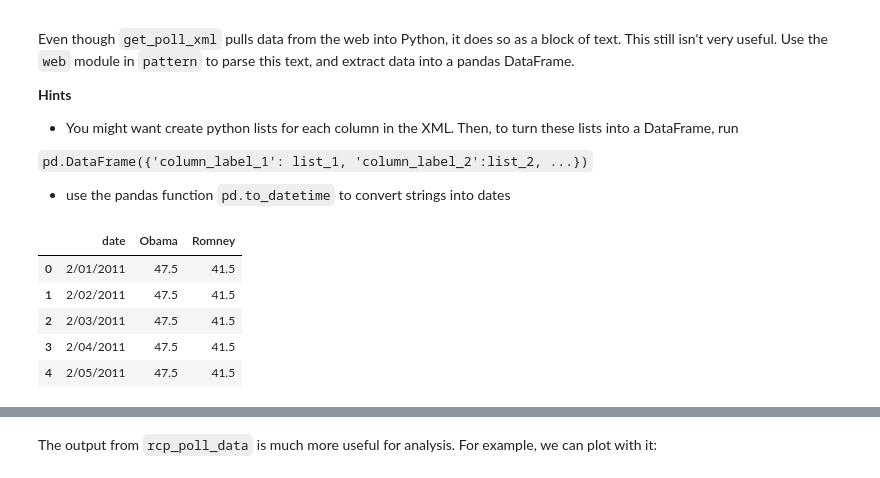
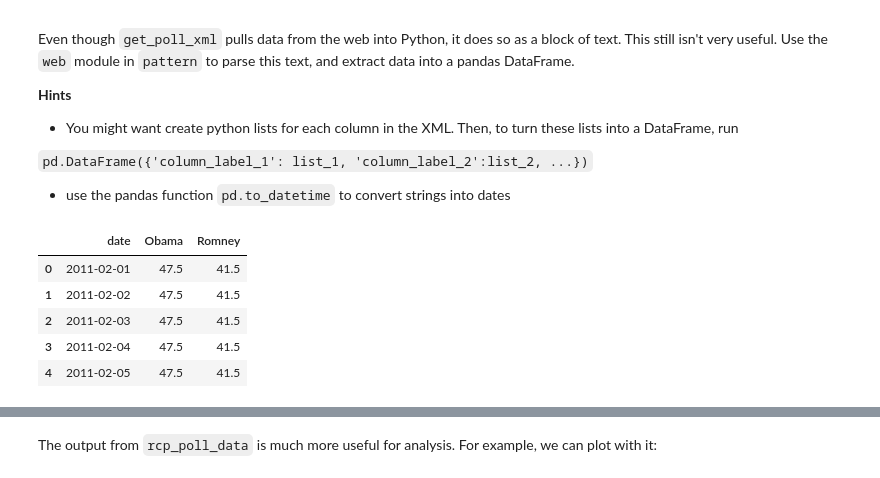
Before and after one commit to imantdaunhawer/content_2013, a Jupyter notebook: HW1.ipynb, the cells around one changed output, grey strips where cells are left out. Saved outputs shown, nothing was run; the diff lists cells and outputs as text; code cells hidden in the pictures.

```diff
--- a/HW1.ipynb
+++ b/HW1.ipynb
@@ -251,38 +251,38 @@ Even though `get_poll_xml` pulls data from the web into Python, it does so as a
     Given this string, rcp_poll_data should return
     result = pd.DataFrame({'date': pd.to_datetime(['1/27/2009', '1/28/2009']),
                            'Approve': [63.3, 63.3], 'Disapprove': [20.0, 20.0]})
 """
 #your code here
 def rcp_poll_data(xml):
     df = pd.DataFrame()
     bs = bs4.BeautifulSoup(xml)    # create a BeatifulSoup object from the source file
 
     # date: The date for each entry
-    value_list = [bs.series.contents[i].contents[0] for i in range(0, len(bs.series))]
+    value_list = [pd.to_datetime(bs.series.contents[i].contents[0]) for i in range(0, len(bs.series))]
     df["date"] = value_list
 
     # title_n: The data value for the gid=n graph (take the column name from the `title` tag)
     graph = bs.graph
     while graph != None:
         value_list = []  # clear the value list
         title = graph.get("title")   # save the attribute title
         for i in graph:
             if not i.contents:    # if the contents are an empty list
-                value_list.append("")
+                value_list.append(None)
             else:
-                value_list.append(i.contents[0])
+                value_list.append(float(i.contents[0]))
 
         df[title] = value_list   # add the values as a new column to the dataframe
         graph = graph.nextSibling
 
     return df
 
 xml = get_poll_xml(1171)
 rcp_poll_data(xml).head()
 # %% [output]
 |  | date | Obama | Romney |
-| 0 | 2/01/2011 | 47.5 | 41.5 |
-| 1 | 2/02/2011 | 47.5 | 41.5 |
-| 2 | 2/03/2011 | 47.5 | 41.5 |
-| 3 | 2/04/2011 | 47.5 | 41.5 |
-| 4 | 2/05/2011 | 47.5 | 41.5 |
+| 0 | 2011-02-01 | 47.5 | 41.5 |
+| 1 | 2011-02-02 | 47.5 | 41.5 |
+| 2 | 2011-02-03 | 47.5 | 41.5 |
+| 3 | 2011-02-04 | 47.5 | 41.5 |
+| 4 | 2011-02-05 | 47.5 | 41.5 |
```
Also changed, not shown: parts of 2 cells of this notebook.
